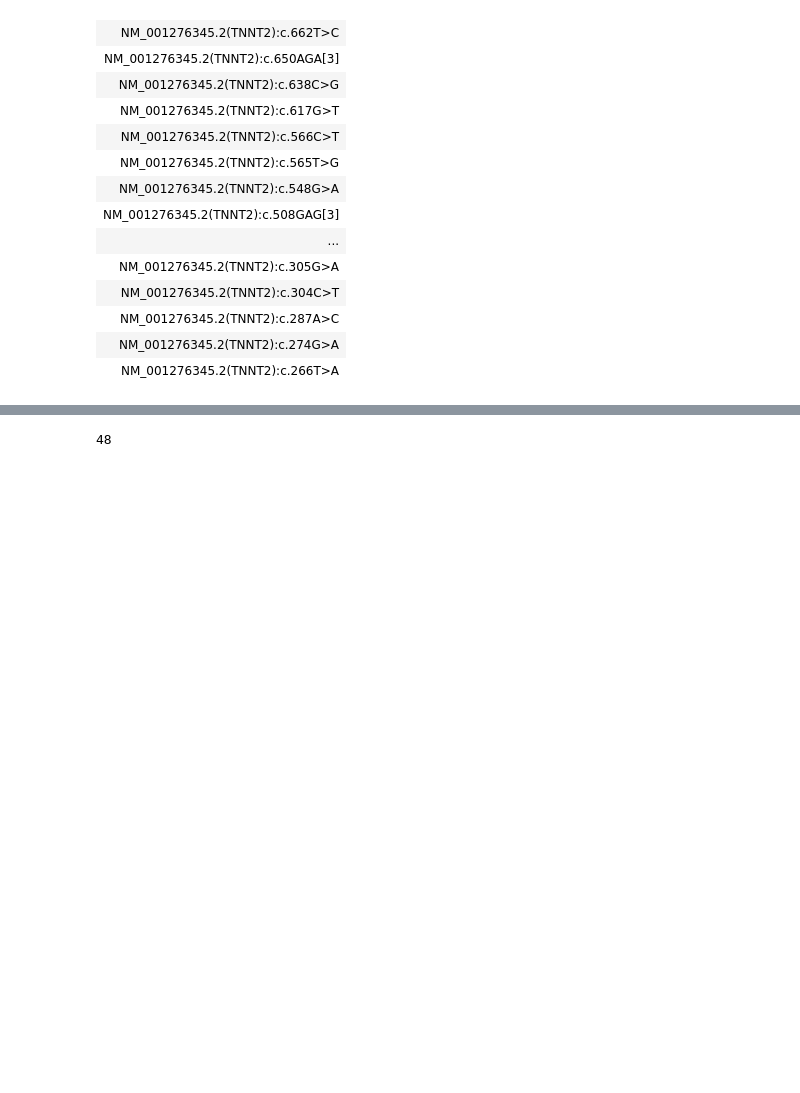
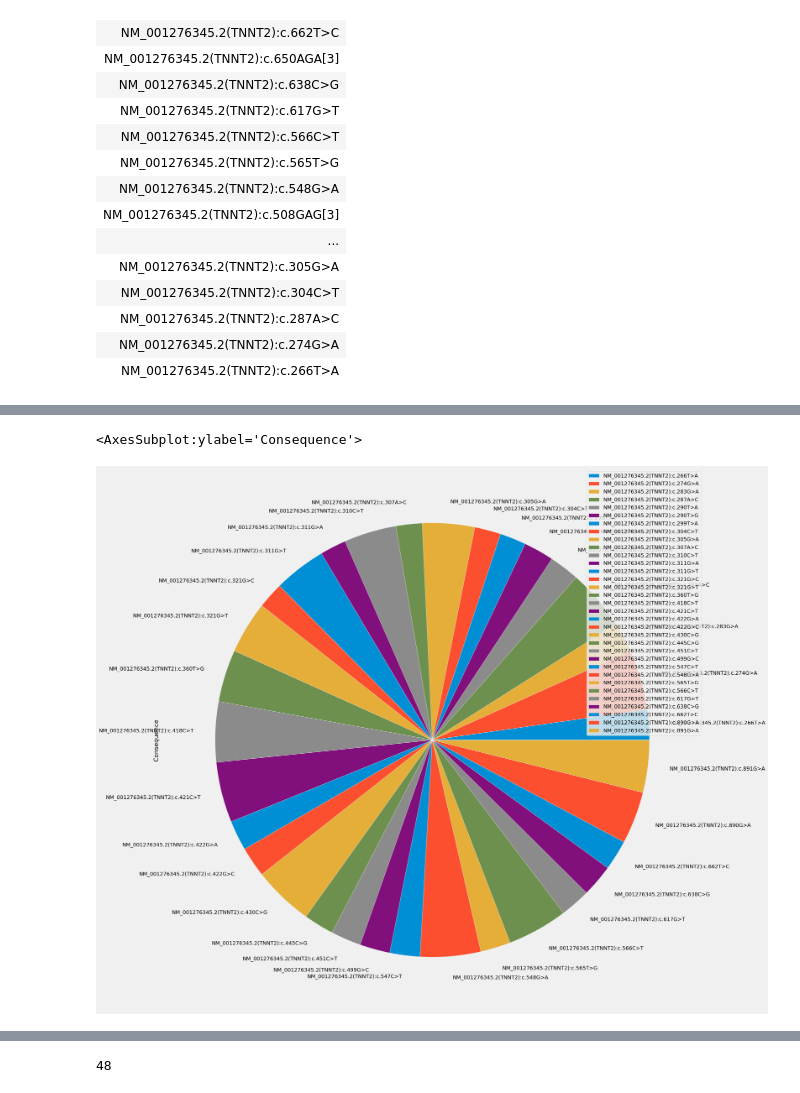
Before and after one commit to hannahmarieaguilar/Data-for-Project-, a Jupyter notebook: DATA/TNNT2.ipynb, the cells around one changed output, grey strips where cells are left out. Drawn from its saved outputs; the diff is of its cells as text; code cells hidden in the pictures; blank space fills up the shorter version.

```diff
--- a/DATA/TNNT2.ipynb
+++ b/DATA/TNNT2.ipynb
@@ -134,0 +149,8 @@ test1
+# %%
+test9 = test1.groupby(['#Uploaded_variation']).count()
+test9
+plot2 = test9.plot.pie(y='Consequence', figsize=(25, 25))
+plot2
+# %% [output]
+<AxesSubplot:ylabel='Consequence'>
+[figure, added]
```
Also changed, not shown: parts of 5 cells of this notebook.
